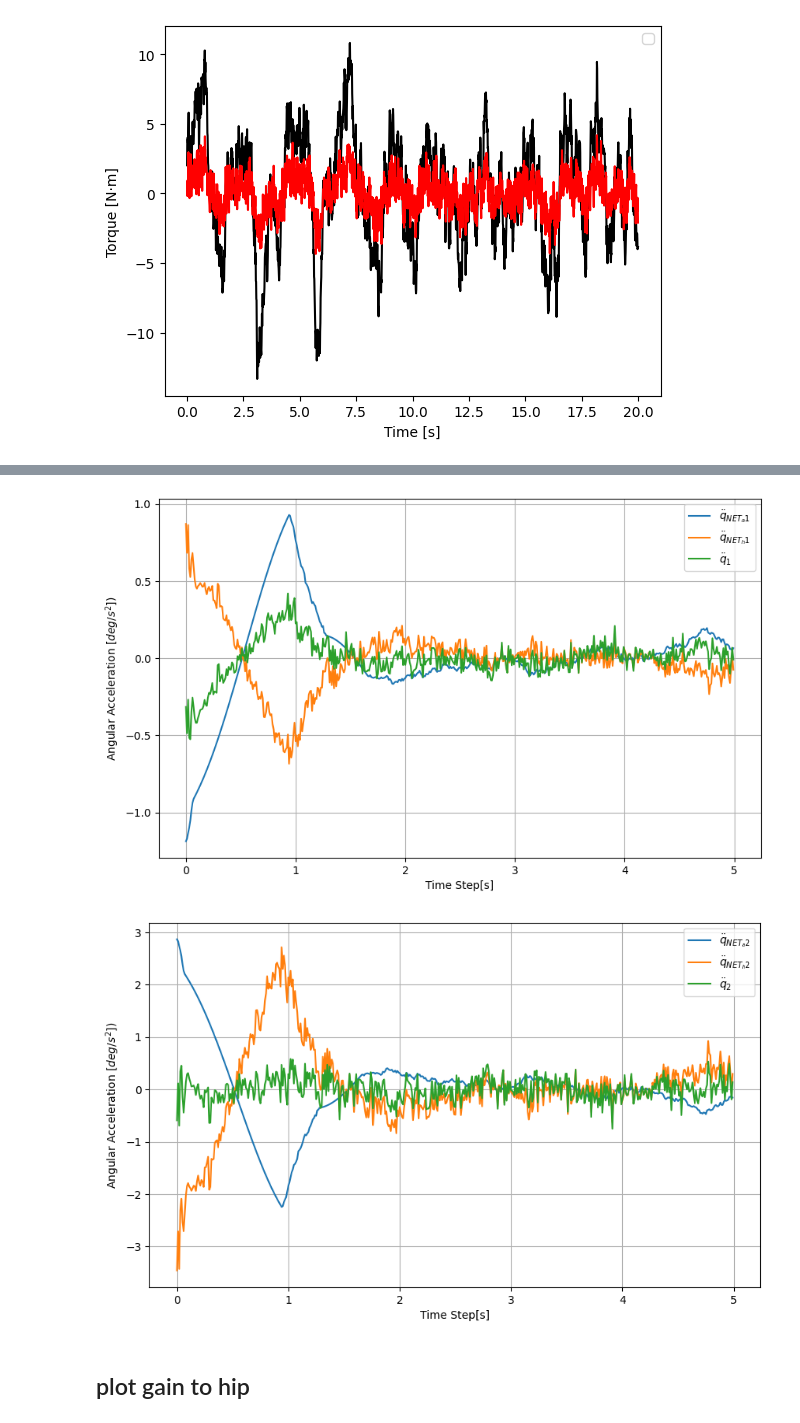
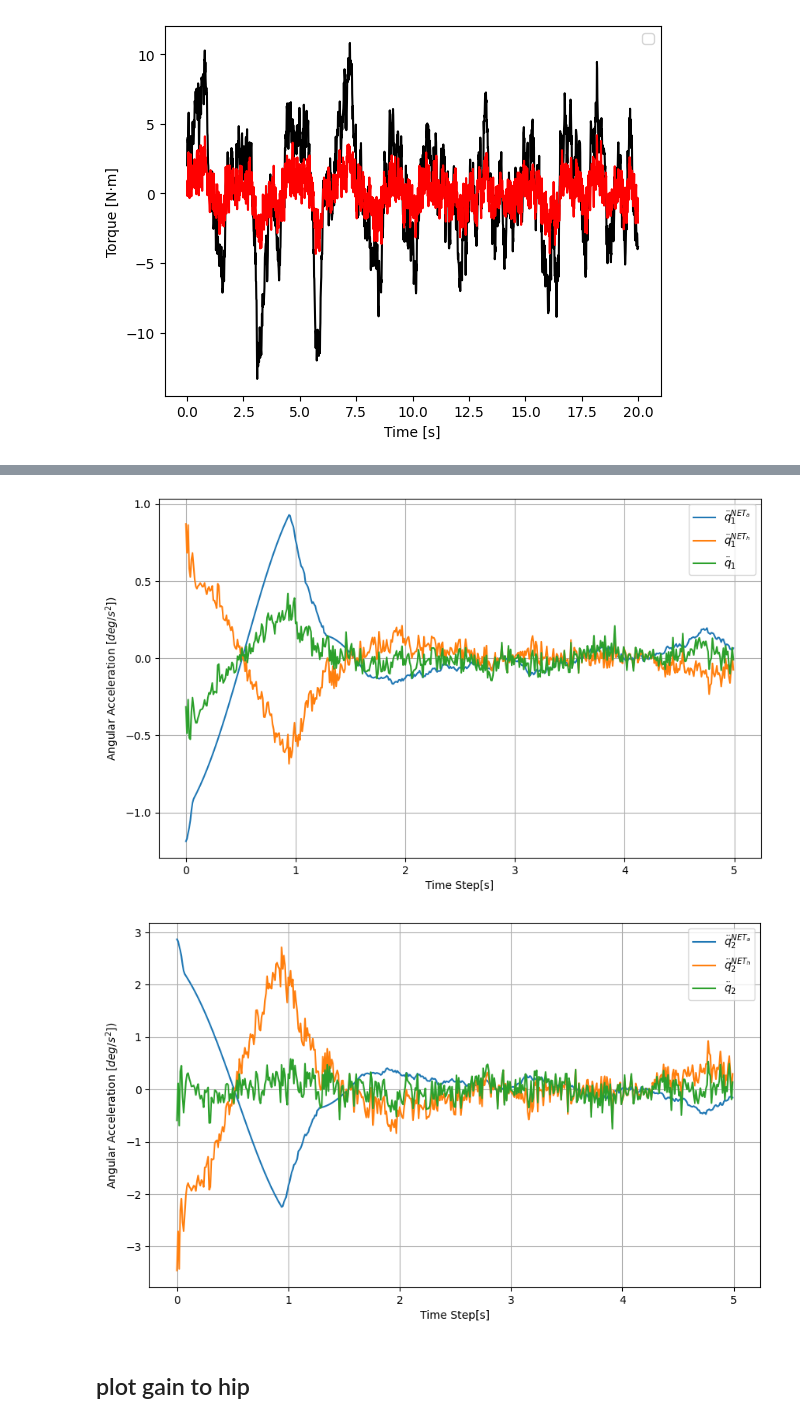
Before and after one commit to dalmatian-jp/MPC_donuts, a Jupyter notebook: data_analing.ipynb, the cells around one changed output, grey strips where cells are left out. Drawn from its saved outputs; the diff is of its cells as text; code cells hidden in the pictures.

```diff
--- a/data_analing.ipynb
+++ b/data_analing.ipynb
@@ -754,8 +739,8 @@ time = np.arange(len(sasagawa["ddq_Ta2"][:500])) * sampling_time  # 200以降の
 
 # Plot the components with legends
 plt.figure(figsize=(10, 6))
-plt.plot(time,sasagawa["ddq_NETa1"][:500], label=r'$\ddot{q}_{NET_a1}$ ')
-plt.plot(time,sasagawa["ddq_NETh1"][:500], label=r'$\ddot{q}_{NET_h1}$ ')
+plt.plot(time,sasagawa["ddq_NETa1"][:500], label=r'$\ddot{q}_1^{NET_a}$ ')
+plt.plot(time,sasagawa["ddq_NETh1"][:500], label=r'$\ddot{q}_1^{NET_h}$ ')
 plt.plot(time,sasagawa["ddq1"][:500], label=r'$\ddot{q}_1$ ')
 # Add title and labels
 plt.xlabel("Time Step[s]")
@@ -767,29 +752,29 @@ plt.grid(True)
 # Show the plot
 plt.show()
 # %% [output]
-[figure, old version]
+[figure, new version]
 # %%
 import matplotlib.pyplot as plt
 sampling_time = 0.01  # 1kHz
 time = np.arange(len(sasagawa["ddq_Ta2"][:500])) * sampling_time  # 200以降の時間
 
 # Plot the components with legends
 plt.figure(figsize=(10, 6))
-plt.plot(time,sasagawa["ddq_NETa2"][:500], label=r'$\ddot{q}_{NET_a2}$')
-plt.plot(time,sasagawa["ddq_NETh2"][:500], label=r'$\ddot{q}_{NET_h2}$')
+plt.plot(time,sasagawa["ddq_NETa2"][:500], label=r'$\ddot{q}_2^{NET_a}$')
+plt.plot(time,sasagawa["ddq_NETh2"][:500], label=r'$\ddot{q}_2^{NET_h}$')
 plt.plot(time,sasagawa["ddq2"][:500], label=r'$\ddot{q}_2$')
 
 # Add title and labels
 plt.xlabel("Time Step[s]")
 plt.ylabel("Angular Acceleration [$deg/s^2$])")
 # Add legend
 plt.legend()
 plt.grid(True)
 
 # Show the plot
 plt.show()
 # %% [output]
-[figure, old version]
+[figure, new version]
 # %% [markdown]
 ## plot gain to hip
 # %%
```
Also changed, not shown: parts of 17 cells of this notebook.
